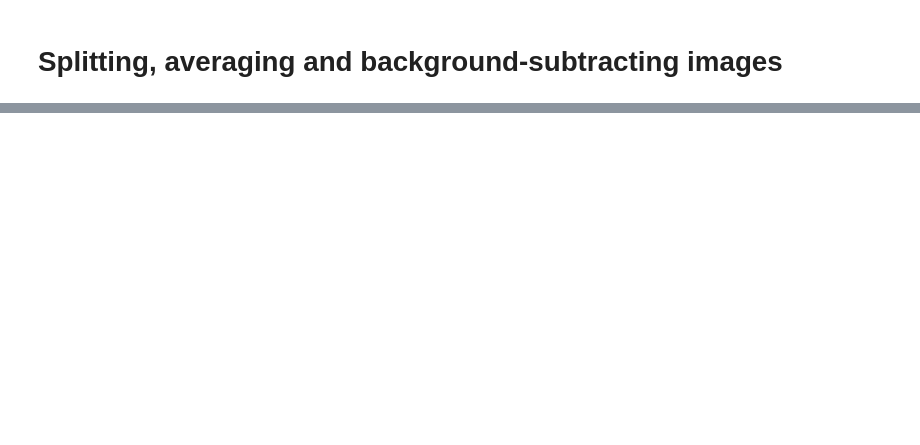
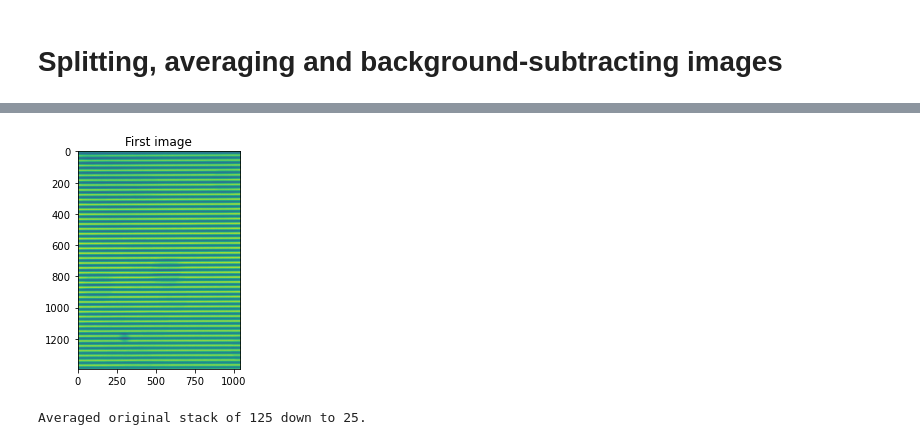
Before and after one commit to kwokkenton/optea, a Jupyter notebook: Srayan_averaging/averaging.ipynb, the cells around one changed output, grey strips where cells are left out. Saved outputs shown, nothing was run; the diff lists cells and outputs as text; code cells hidden in the pictures; blank space fills up the shorter version.

```diff
--- a/Srayan_averaging/averaging.ipynb
+++ b/Srayan_averaging/averaging.ipynb
@@ -14,0 +29,15 @@ ModuleNotFoundError: No module named 'cv2'
+# %%
+def average_stack(imgs, im_per_pos=5):
+    # adapted from: https://stackoverflow.com/a/69721142
+    image_sets = imgs.reshape((len(imgs)//im_per_pos, im_per_pos, imgs.shape[1], imgs.shape[2]))
+    avg_stack = np.mean(image_sets, axis=1)
+    plt.imshow(avg_stack[0])
+    plt.title('First image')
+    plt.show()
+    print(f"Averaged original stack of {len(imgs)} down to {len(avg_stack)}.")
+    return avg_stack
+# %%
+avg_stack = average_stack(imgs)
+# %% [output]
+[figure, added]
+Averaged original stack of 125 down to 25.
```
Also changed, not shown: parts of 6 cells of this notebook.
